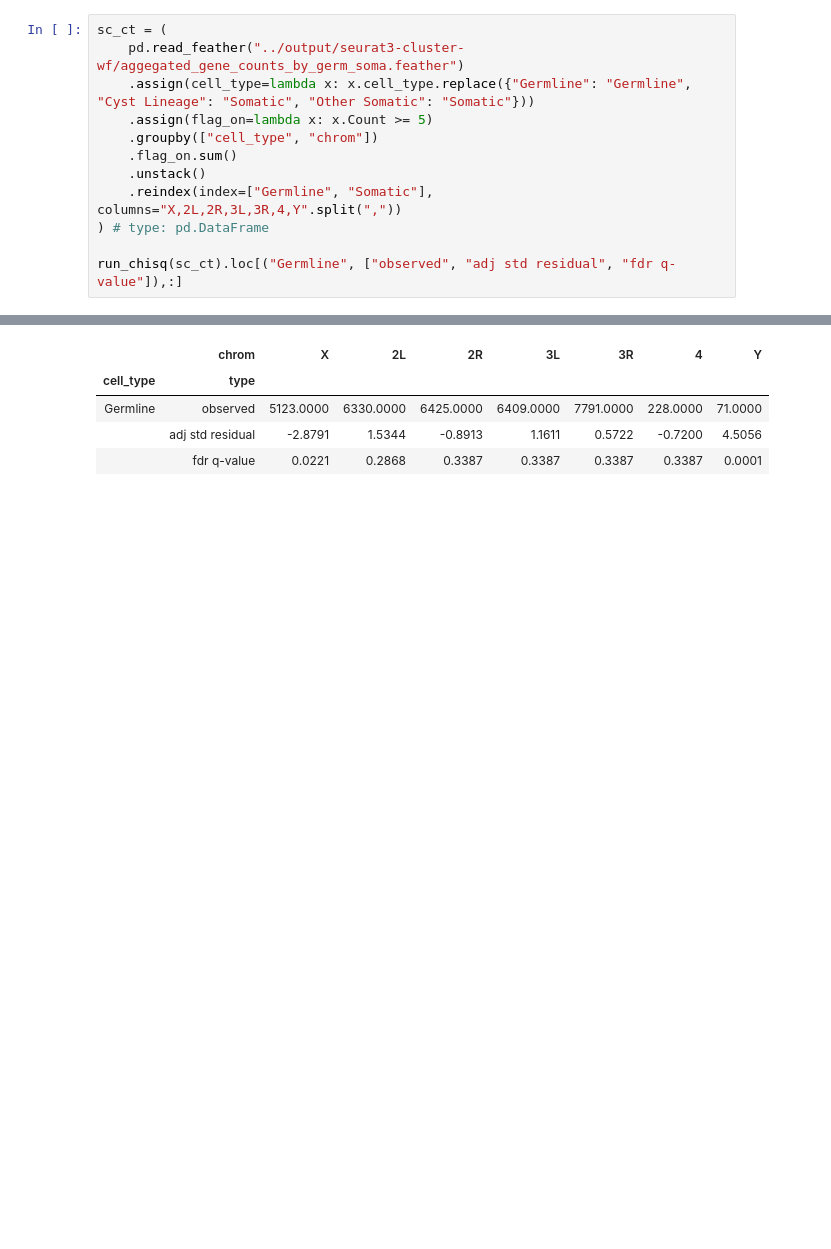
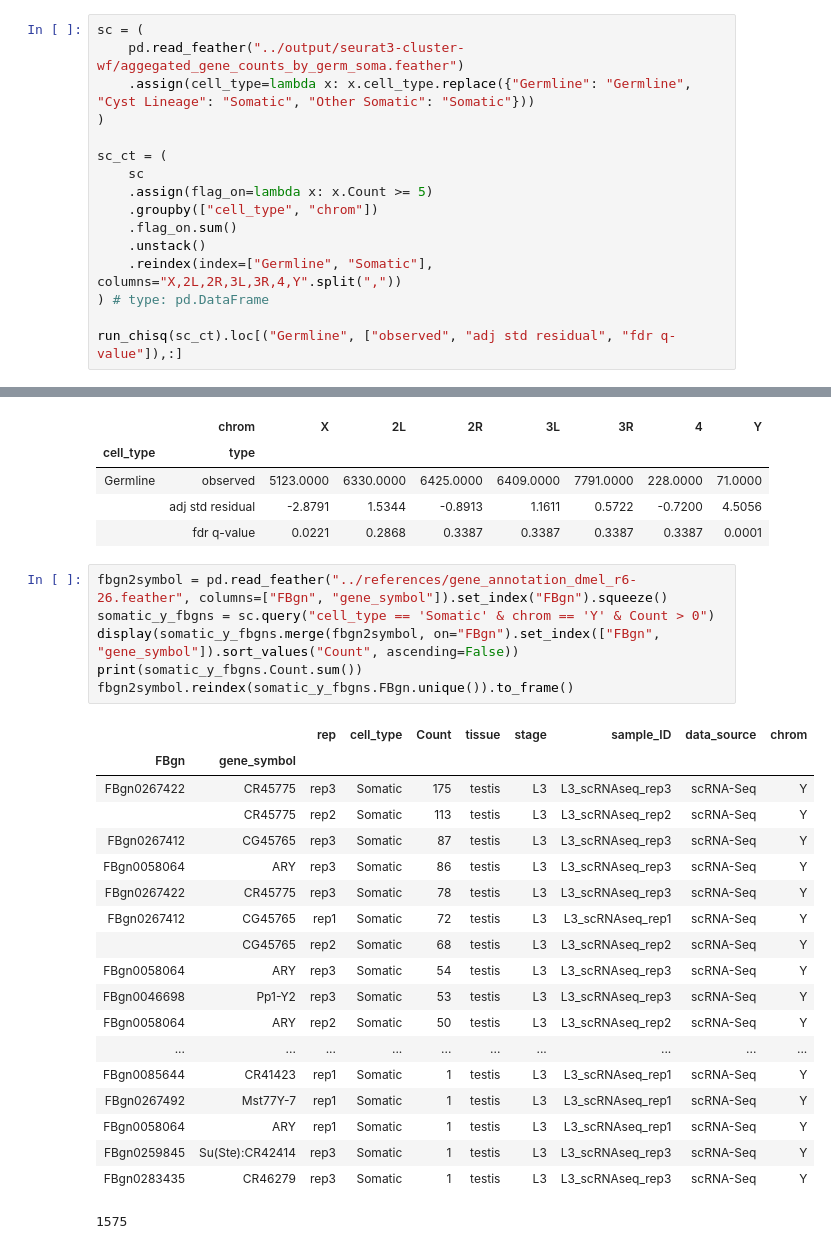
Before and after one commit to jfear/larval_gonad, a Jupyter notebook: science_submission/scripts/fig2D-F_stats.ipynb, the cells around one changed output, grey strips where cells are left out. Saved outputs shown, nothing was run; the diff lists cells and outputs as text; blank space fills up the shorter version.

```diff
--- a/science_submission/scripts/fig2D-F_stats.ipynb
+++ b/science_submission/scripts/fig2D-F_stats.ipynb
@@ -49,9 +114,13 @@ run_chisq(larval_ct).loc[("testis", ["observed", "adj std residual", "fdr q-valu
 # %% [markdown]
  # Larval scRNA-Seq
 # %%
-sc_ct = (
+sc = (
     pd.read_feather("../output/seurat3-cluster-wf/aggegated_gene_counts_by_germ_soma.feather")
     .assign(cell_type=lambda x: x.cell_type.replace({"Germline": "Germline", "Cyst Lineage": "Somatic", "Other Somatic": "Somatic"}))
+)
+
+sc_ct = (
+    sc
     .assign(flag_on=lambda x: x.Count >= 5)
     .groupby(["cell_type", "chrom"])
     .flag_on.sum()
@@ -67,3 +136,29 @@ run_chisq(sc_ct).loc[("Germline", ["observed", "adj std residual", "fdr q-value"
 | Germline | observed | 5123.0000 | 6330.0000 | 6425.0000 | 6409.0000 | 7791.0000 | 228.0000 | 71.0000 |
 |  | adj std residual | -2.8791 | 1.5344 | -0.8913 | 1.1611 | 0.5722 | -0.7200 | 4.5056 |
 |  | fdr q-value | 0.0221 | 0.2868 | 0.3387 | 0.3387 | 0.3387 | 0.3387 | 0.0001 |
+# %%
+fbgn2symbol = pd.read_feather("../references/gene_annotation_dmel_r6-26.feather", columns=["FBgn", "gene_symbol"]).set_index("FBgn").squeeze()
+somatic_y_fbgns = sc.query("cell_type == 'Somatic' & chrom == 'Y' & Count > 0")
+display(somatic_y_fbgns.merge(fbgn2symbol, on="FBgn").set_index(["FBgn", "gene_symbol"]).sort_values("Count", ascending=False))
+print(somatic_y_fbgns.Count.sum())
+fbgn2symbol.reindex(somatic_y_fbgns.FBgn.unique()).to_frame()
+# %% [output]
+|  |  | rep | cell_type | Count | tissue | stage | sample_ID | data_source | chrom |
+| FBgn | gene_symbol |  |  |  |  |  |  |  |  |
+| FBgn0267422 | CR45775 | rep3 | Somatic | 175 | testis | L3 | L3_scRNAseq_rep3 | scRNA-Seq | Y |
+|  | CR45775 | rep2 | Somatic | 113 | testis | L3 | L3_scRNAseq_rep2 | scRNA-Seq | Y |
+| FBgn0267412 | CG45765 | rep3 | Somatic | 87 | testis | L3 | L3_scRNAseq_rep3 | scRNA-Seq | Y |
+| FBgn0058064 | ARY | rep3 | Somatic | 86 | testis | L3 | L3_scRNAseq_rep3 | scRNA-Seq | Y |
+| FBgn0267422 | CR45775 | rep3 | Somatic | 78 | testis | L3 | L3_scRNAseq_rep3 | scRNA-Seq | Y |
+| FBgn0267412 | CG45765 | rep1 | Somatic | 72 | testis | L3 | L3_scRNAseq_rep1 | scRNA-Seq | Y |
+|  | CG45765 | rep2 | Somatic | 68 | testis | L3 | L3_scRNAseq_rep2 | scRNA-Seq | Y |
+| FBgn0058064 | ARY | rep3 | Somatic | 54 | testis | L3 | L3_scRNAseq_rep3 | scRNA-Seq | Y |
+| FBgn0046698 | Pp1-Y2 | rep3 | Somatic | 53 | testis | L3 | L3_scRNAseq_rep3 | scRNA-Seq | Y |
+| FBgn0058064 | ARY | rep2 | Somatic | 50 | testis | L3 | L3_scRNAseq_rep2 | scRNA-Seq | Y |
+| ... | ... | ... | ... | ... | ... | ... | ... | ... | ... |
+| FBgn0085644 | CR41423 | rep1 | Somatic | 1 | testis | L3 | L3_scRNAseq_rep1 | scRNA-Seq | Y |
+| FBgn0267492 | Mst77Y-7 | rep1 | Somatic | 1 | testis | L3 | L3_scRNAseq_rep1 | scRNA-Seq | Y |
+| FBgn0058064 | ARY | rep1 | Somatic | 1 | testis | L3 | L3_scRNAseq_rep1 | scRNA-Seq | Y |
+| FBgn0259845 | Su(Ste):CR42414 | rep3 | Somatic | 1 | testis | L3 | L3_scRNAseq_rep3 | scRNA-Seq | Y |
+| FBgn0283435 | CR46279 | rep3 | Somatic | 1 | testis | L3 | L3_scRNAseq_rep3 | scRNA-Seq | Y |
+1575
```
Also changed, not shown: parts of 6 cells of this notebook, 1 other file.
